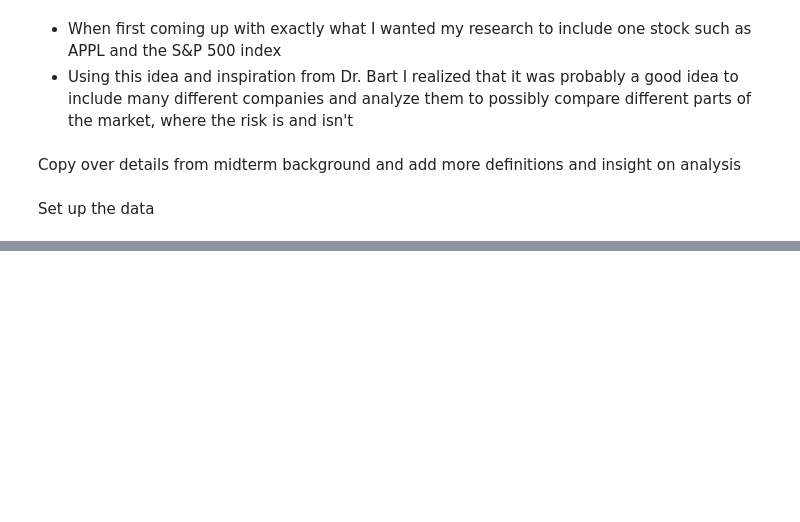
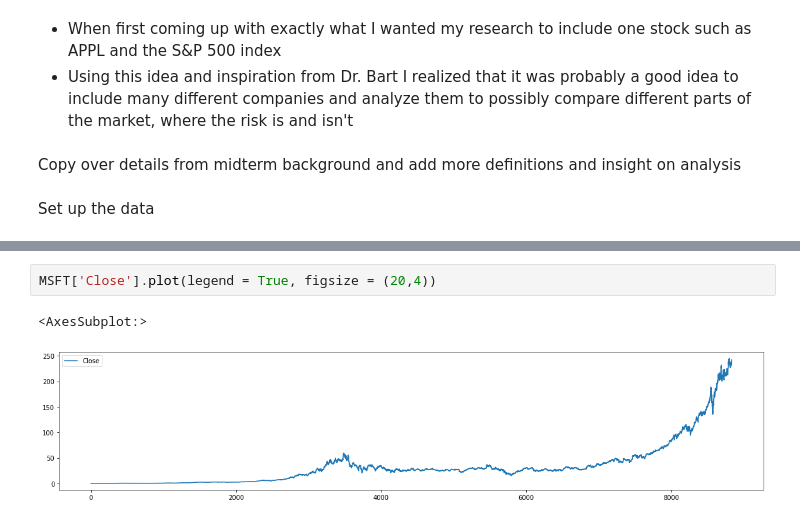
Before and after one commit to ithakker/367MidermIshaanThakker, a Jupyter notebook: messy-Stock Market Risk.ipynb, the cells around one changed output, grey strips where cells are left out. Cells and saved outputs as stored; diff of their text form; blank space fills up the shorter version.

```diff
--- a/messy-Stock Market Risk.ipynb
+++ b/messy-Stock Market Risk.ipynb
@@ -33,0 +84,5 @@ GME.sort_values(by = ['Date'], inplace = True, ascending = False)
+# %%
+MSFT['Close'].plot(legend = True, figsize = (20,4))
+# %% [output]
+<AxesSubplot:>
+[figure, added]
```
Also changed, not shown: parts of 12 cells of this notebook, 1 other file.
